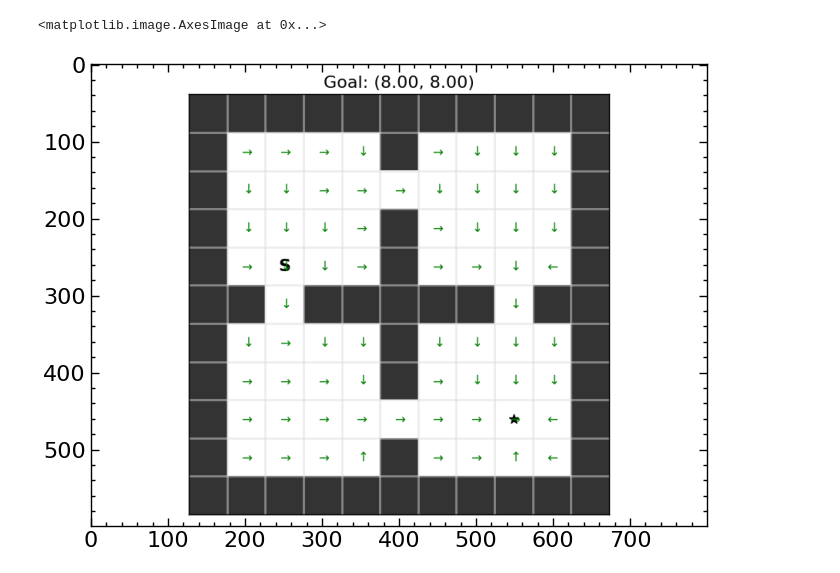
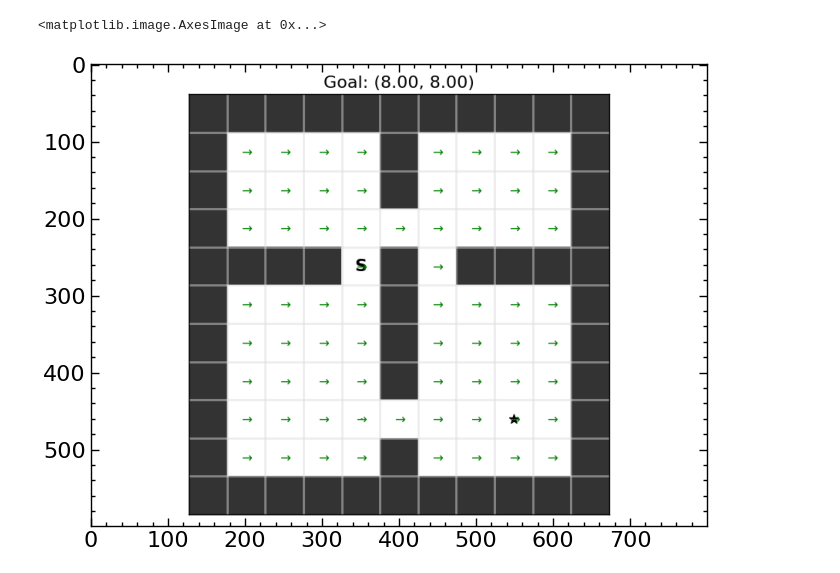
Before and after one commit to skylooop/BeliefConditionedFB, a Jupyter notebook: notebooks/in_context_fb.ipynb, the cells around one changed output. Saved outputs shown, nothing was run; the diff lists cells and outputs as text; code cells hidden in the pictures.

```diff
--- a/notebooks/in_context_fb.ipynb
+++ b/notebooks/in_context_fb.ipynb
@@ -273,5 +137,0 @@ fb_agent = ForwardBackwardAgent.create(
-# %%
-# with jax.disable_jit():
-for _ in tqdm(range(10_000)):
-    fb_agent, info = fb_agent.update(gc_whole_dataset.sample(1024))
-info
@@ -289,0 +242,20 @@ info
+# %%
+def run_transformer_inference(fourrooms_env):
+    coverage_map_random, dataset_random = random_exploration(fourrooms_env, layout_type=20, context_len=512)
+    dynamics_emb, _ = fb_agent.network.select('dynamics_encoder')(dataset_random['observations'],
+                                                               dataset_random['actions'],
+                                                               dataset_random['next_observations'],
+                                                               return_embedding=True, train=False)
+    return dynamics_emb, batch_context
+    # batch, batch_context1 = gc_whole_dataset.sample(1, layout_type=2, context_length=128) # sample context from meta-train
+    # batch, batch_context2 = gc_whole_dataset.sample(1, layout_type=3, context_length=128) # sample context from meta-train
+    # batch_context = jax.tree.map(lambda x, y: jnp.concatenate([x, y], 1), batch_context1, batch_context2)
+
+    # for i in tqdm(range(dataset_random['actions'].shape[1])):
+    #     type = fb_agent.network.select('dynamics_encoder')(batch_context['observations'], batch_context['actions'], layout_type=batch_context['layout_type'],
+    #                                                             predict_type=True)
+    #     type = jnp.argmax(type, -1)
+    #     batch_context['observations'] = jnp.concatenate([batch_context['observations'], dataset_random['observations'][:, i][:, None]], axis=1)
+    #     batch_context['actions'] = jnp.concatenate([batch_context['actions'], dataset_random['actions'][:, i][:, None]], axis=1)
+    #     batch_context['layout_type'] = jnp.concatenate([batch_context['layout_type'], type[:, -1][None, :, None]], axis=1)
+    # return batch_context
@@ -290,19 +289,26 @@ info
 # %%
 from envs.custom_mazes.env_utils import policy_image_fourrooms
 from functools import partial
 from utils.evaluation import supply_rng
 
-env = FourRoomsMazeEnv(Maze())
-env.reset()
-observation, info = env.setup_goals(seed=None, task_num=3)
+fourrooms_env = FourRoomsMazeEnv(Maze(maze_type='fourrooms_random_layouts', size=11))
+fourrooms_env.reset()
+
+observation, info = fourrooms_env.setup_goals(seed=None, task_num=0)
 goal = info.get("goal_pos", None)
-latent_z = fb_agent.infer_z(goal)
+dynamics_embed, batch_context = run_transformer_inference(fourrooms_env)
+# context_embed = fb_agent.network.select('dynamics_encoder')(batch_context['observations'], batch_context['actions'], layout_type=batch_context['layout_type'],
+#                                                             predict_type=False)
+
+latent_z = fb_agent.infer_z(goal[None], context_emb=dynamics_embed)
 start = info.get("start_pos", None)
 example_batch = whole_dataset.sample(1)
-pred_policy_img = policy_image_fourrooms(env, example_batch, N=11, M=11,
-                                                action_fn=partial(supply_rng(fb_agent.sample_actions, rng=jax.random.PRNGKey(np.random.randint(0, 2**32))), latent_z=latent_z, temperature=0.0),
+N, M = fourrooms_env.maze.size
+pred_policy_img = policy_image_fourrooms(fourrooms_env, example_batch, N=N, M=M,
+                                                action_fn=partial(supply_rng(fb_agent.sample_actions, rng=jax.random.PRNGKey(np.random.randint(0, 2**32))),
+                                                                  latent_z=latent_z, context_embed=dynamics_embed, temperature=0.0),
                                                 goal=goal, start=start)
 plt.imshow(pred_policy_img)
 # %% [output]
 <matplotlib.image.AxesImage at 0x...>
-[figure, old version]
+[figure, new version]
```
Also changed, not shown: parts of 21 cells of this notebook, 14 other files.
